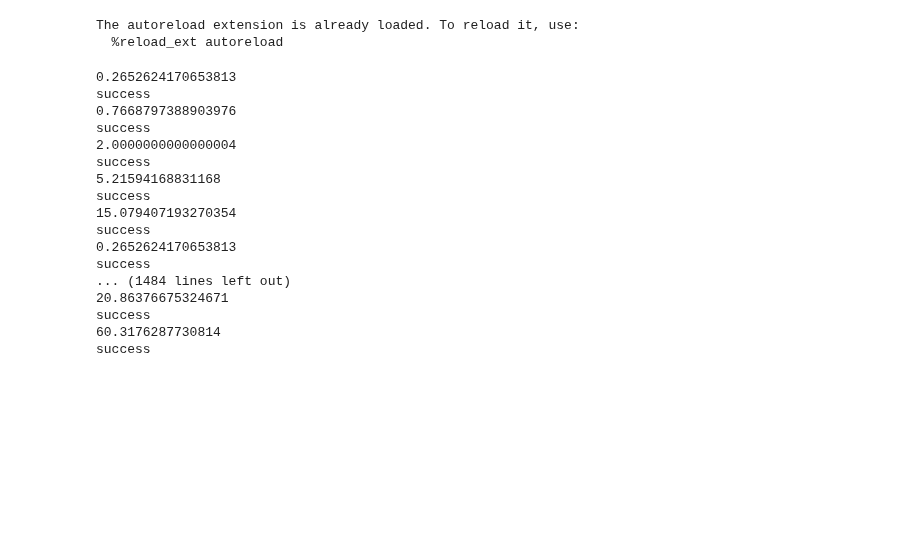
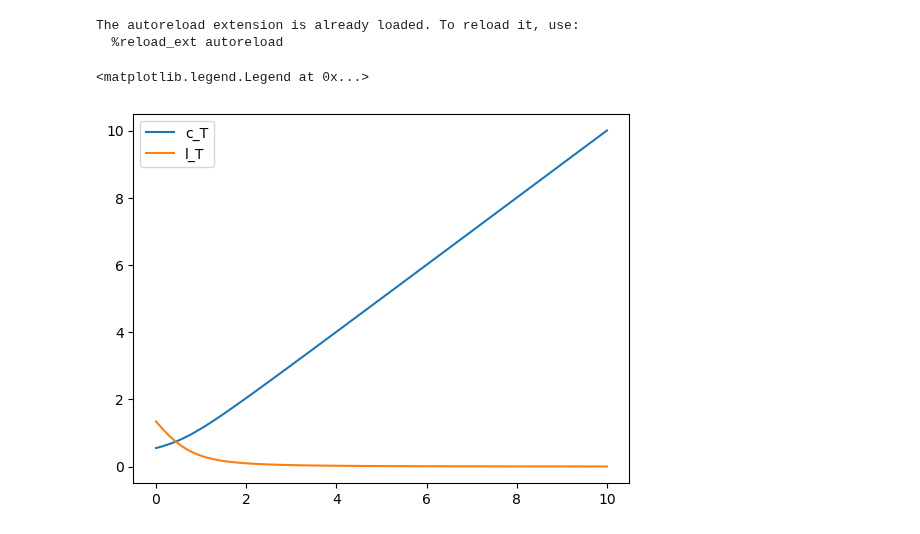
Before and after one commit to ansofol/DP_term_paper, a Jupyter notebook: working_stage/building_work_model.ipynb, the cells around one changed output. Saved outputs shown, nothing was run; the diff lists cells and outputs as text; code cells hidden in the pictures; blank space fills up the shorter version.

```diff
--- a/working_stage/building_work_model.ipynb
+++ b/working_stage/building_work_model.ipynb
@@ -16,6 +20,8 @@ model.par.Na = 50
 model.par.Ntypes = 1
 model.par.Tmax = 5
 model.par.Smax = 2
+model.par.a_min = -0
+model.par.a_max = 10
 
 model.set_grids()
 
@@ -23,21 +29,11 @@ par = model.par
 sol = model.sol
 # %%
 model.solve()
-# %% [output]
-0.2652624170653813
-success
-0.7668797388903976
-success
-2.0000000000000004
-success
-5.21594168831168
-success
-15.079407193270354
-success
-0.2652624170653813
-success
-... (1484 lines left out)
-20.86376675324671
-success
-60.3176287730814
-success
+# %%
+plt.plot(sol.m[0,-1,1,0,:,1], sol.c[0,-1,1,0,:,1],  label='c_T')
+plt.plot(sol.m[0,-1,1,0,:,1], sol.ell[0,-1,1, 0,:,1], label='l_T')
+plt.legend()
+# seems about right
+# %% [output]
+<matplotlib.legend.Legend at 0x...>
+[figure, added]
```
Also changed, not shown: parts of 2 cells of this notebook, 5 other files.
